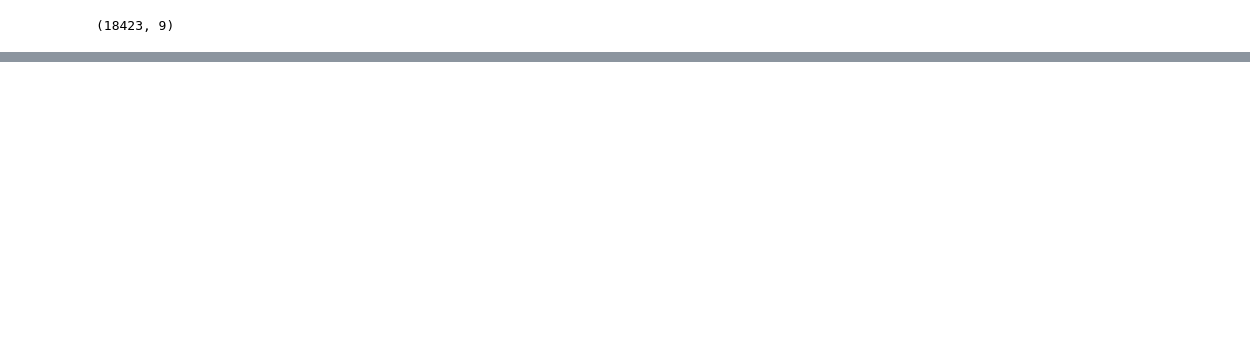
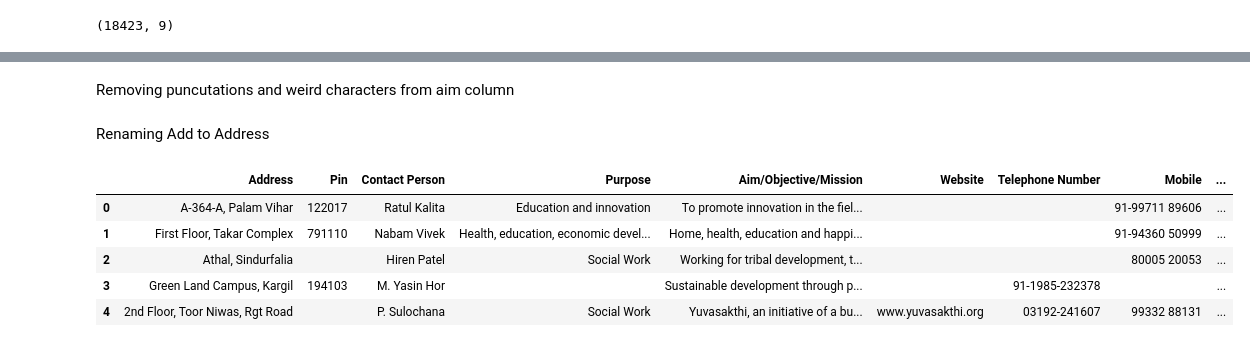
Before and after one commit to DaanMatch/webscrape, a Jupyter notebook: shayanNGOIndia/NGOIndiascraper/NGOIndiascraper/ngoIndia cleaning.ipynb, the cells around one changed output, grey strips where cells are left out. Saved outputs shown, nothing was run; the diff lists cells and outputs as text; code cells hidden in the pictures; blank space fills up the shorter version.

```diff
--- a/shayanNGOIndia/NGOIndiascraper/NGOIndiascraper/ngoIndia cleaning.ipynb
+++ b/shayanNGOIndia/NGOIndiascraper/NGOIndiascraper/ngoIndia cleaning.ipynb
@@ -80,0 +133,33 @@ ngoIndiaData.shape
+# %%
+# Define the punctuation to remove
+punct = string.punctuation.replace('-', '').replace(',', '')
+
+# Remove punctuation from Tel and Mobile columns
+ngoIndiaData['Tel'] = ngoIndiaData['Tel'].str.replace('[{}]'.format(punct), '')
+ngoIndiaData['Mobile'] = ngoIndiaData['Mobile'].str.replace('[{}]'.format(punct), '')
+
+# Rename Tel column to Telephone Number
+ngoIndiaData = ngoIndiaData.rename(columns={'Tel': 'Telephone Number'})
+# %% [markdown]
+Removing puncutations and weird characters from aim column
+# %%
+# define a function to clean the text
+def clean_text(text):
+    cleaned_text = re.sub(r'[^\w\s,.]', '', text) # keep letters, numbers, commas, and periods
+    return cleaned_text
+
+# apply the function to the 'Aim/Objective/Mission' column
+ngoIndiaData['Aim/Objective/Mission'] = ngoIndiaData['Aim/Objective/Mission'].apply(clean_text)
+# %% [markdown]
+Renaming Add to Address
+# %%
+ngoIndiaData = ngoIndiaData.rename(columns={'Add': 'Address'})
+# %%
+ngoIndiaData.head()
+# %% [output]
+|  | Address | Pin | Contact Person | Purpose | Aim/Objective/Mission | Website | Telephone Number | Mobile | ... |
+| 0 | A-364-A, Palam Vihar | 122017 | Ratul Kalita | Education and innovation | To promote innovation in the fiel... |  |  | 91-99711 89606 | ... |
+| 1 | First Floor, Takar Complex | 791110 | Nabam Vivek | Health, education, economic devel... | Home, health, education and happi... |  |  | 91-94360 50999 | ... |
+| 2 | Athal, Sindurfalia |  | Hiren Patel | Social Work | Working for tribal development, t... |  |  | 80005 20053 | ... |
+| 3 | Green Land Campus, Kargil | 194103 | M. Yasin Hor |  | Sustainable development through p... |  | 91-1985-232378 |  | ... |
+| 4 | 2nd Floor, Toor Niwas, Rgt Road |  | P. Sulochana | Social Work | Yuvasakthi, an initiative of a bu... | www.yuvasakthi.org | 03192-241607 | 99332 88131 | ... |
```
Also changed, not shown: parts of 15 cells of this notebook, 2 other files.
